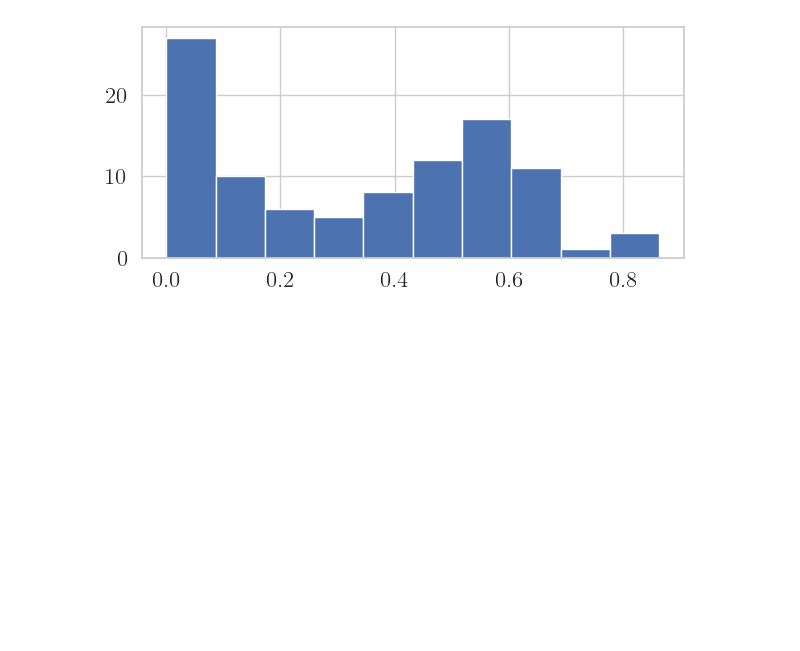
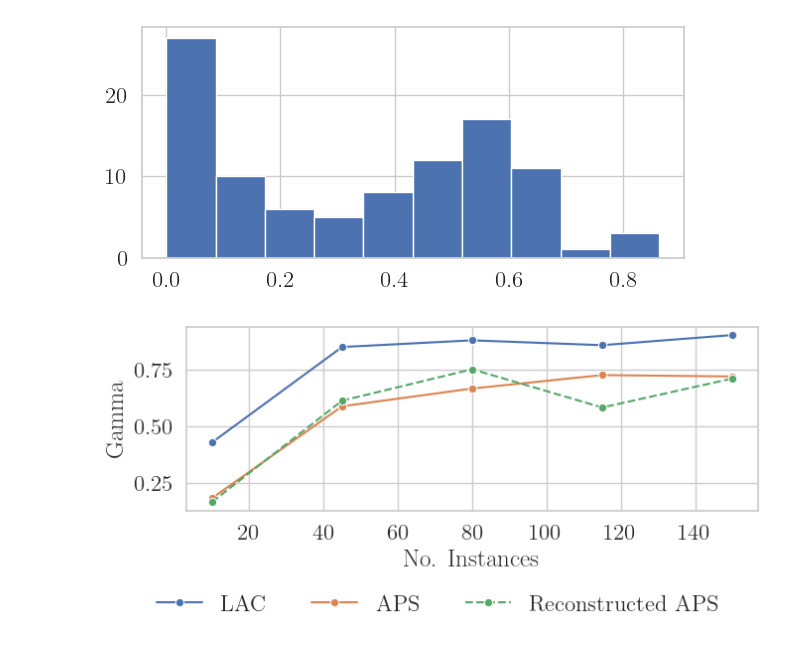
Before and after one commit to yunjinnkim/preference-based-cp, a Jupyter notebook: notebooks/learning_ncs_trochcp.ipynb, the cells around one changed output. Cells and saved outputs as stored; diff of their text form; code cells hidden in the pictures; blank space fills up the shorter version.

```diff
--- a/notebooks/learning_ncs_trochcp.ipynb
+++ b/notebooks/learning_ncs_trochcp.ipynb
@@ -542,12 +596,13 @@ gamma aps 0.40755708223883613
 # %%
-num_instances_to_check = np.linspace(10,100,3).astype(int)
 # X_train, y_train = make_classification(
 #     n_samples=100, n_features=3, n_classes=3, n_informative=3, n_redundant=0, n_repeated=0, n_clusters_per_class=1, random_state=42
 # )
 
-clf = clf_2d_2c
+clf = clf_3d_3c
 
 clf.fit(None, None)
-num_instances_to_check = [50]
-tau_corrs_LAC, gamma_corrs_LAC, skills_LAC, conformities_LAC, models_LAC = conduct_oracle_experiment(lac, num_instances_to_check, clf)
-tau_corrs_APS, gamma_corrs_APS, skills_APS, conformities_APS, models_APS = conduct_oracle_experiment(aps, num_instances_to_check, clf)
+num_instances_to_check = np.linspace(10,150,5).astype(int)
+
+tau_corrs_LAC, gamma_corrs_LAC, skills_LAC, conformities_LAC, models_LAC, X_train_lac, y_train_lac = conduct_oracle_experiment(lac, num_instances_to_check, clf, num_epochs=150)
+tau_corrs_APS, gamma_corrs_APS, skills_APS, conformities_APS, models_APS, X_train_aps, y_train_aps = conduct_oracle_experiment(aps, num_instances_to_check, clf, num_epochs=150)
+# tau_corrs_SAPS, gamma_corrs_SAPS, skills_SAPS, conformities_SAPS, models_SAPS, X_train_saps, y_train_saps = conduct_oracle_experiment(saps, num_instances_to_check, clf, num_epochs=150)
@@ -553,0 +644,19 @@ tau_corrs_APS, gamma_corrs_APS, skills_APS, conformities_APS, models_APS = condu
+# %%
+tau_corrs_own_aps = []
+gamma_corrs_own_aps = []
+clf = clf_3d_3c
+oracle_annotator = OracleAnnotator(generator=clf, score=aps)
+
+for model in models_LAC:
+
+    # generate data from data generating process and check whether the learned non-conformity relation sorts them correctly
+    X_test, y_test = clf.generate_data(n_samples=100)
+    # X_test = X_gen.repeat_interleave(3, dim=0)
+    # y_test = np.tile(generator.classes_, 100)
+    skills_from_model = np.take_along_axis(model.predict_class_skills(X_test), y_test[:,np.newaxis].detach().numpy(), axis=1)
+    own_aps = aps(-torch.tensor(skills_from_model))
+    conformity_scores = oracle_annotator.get_conformity(X_test, y_test)
+    tau_corr, p_value = kendalltau(own_aps, conformity_scores)
+    tau_corrs_own_aps.append(tau_corr)
+    gamma_corr_own_aps = goodman_kruskal_gamma(own_aps,conformity_scores)
+    gamma_corrs_own_aps.append(gamma_corr_own_aps)
@@ -688,27 +805,30 @@ plt.hist(entropy(clf.predict_proba(X_cal),base=3,axis=1))
 # %%
 import matplotlib.pyplot as plt
 import seaborn as sns
 sns.set(font_scale=1.5,rc={'text.usetex' : True})
 sns.set_style("whitegrid")
 plt.rc('font', **{'family': 'serif'})
 plt.rcParams["figure.figsize"] = (7, 3)
 
 
 
 fig, ax = plt.subplots()
 
 ax.set_title("")
 ax.set_ylabel(r"Gamma")
 ax.set_xlabel(r"No. Instances")
 # ax.set_ylim([0.0,1])
-# sns.lineplot(x=num_instances_to_check, y=gamma_corrs_LAC, ax = ax, marker="o",label="LAC", legend=False)
-# sns.lineplot(x=num_instances_to_check, y=gamma_corrs_APS, ax = ax, marker="o",label="APS", legend=False)
-# sns.lineplot(x=num_instances_to_check, y=tau_corrs_TopK, ax = ax, marker="o", label="TopK", legend=False)
+sns.lineplot(x=num_instances_to_check, y=gamma_corrs_LAC, ax = ax, marker="o",label="LAC", legend=False)
+sns.lineplot(x=num_instances_to_check, y=gamma_corrs_APS, ax = ax, marker="o",label="APS", legend=False)
+sns.lineplot(x=num_instances_to_check, y=gamma_corrs_own_aps, ax = ax, marker="o",label="Reconstructed APS", linestyle="--", legend=False)
+# sns.lineplot(x=num_instances_to_check, y=gamma_corrs_SAPS, ax = ax, marker="o", label="SAPS", legend=False)
 lgd = fig.legend(loc='upper center', ncol=3, bbox_to_anchor=(0.5, 0.08), frameon=False)
 
 fig.tight_layout()
 plt.savefig("replicating.pdf",bbox_extra_artists=(lgd,), bbox_inches='tight')
 # axes[1].set_title("APS")
 # axes[1].set_ylabel(r"Kendalls $\tau$")
 # axes[1].set_xlabel(r"No. Pairs")
 # sns.lineplot(x=num_pairs_to_check, y=tau_corrs_APS, ax = axes[1])
+# %% [output]
+[figure, added]
```
Also changed, not shown: parts of 11 cells of this notebook, 1 other file.
